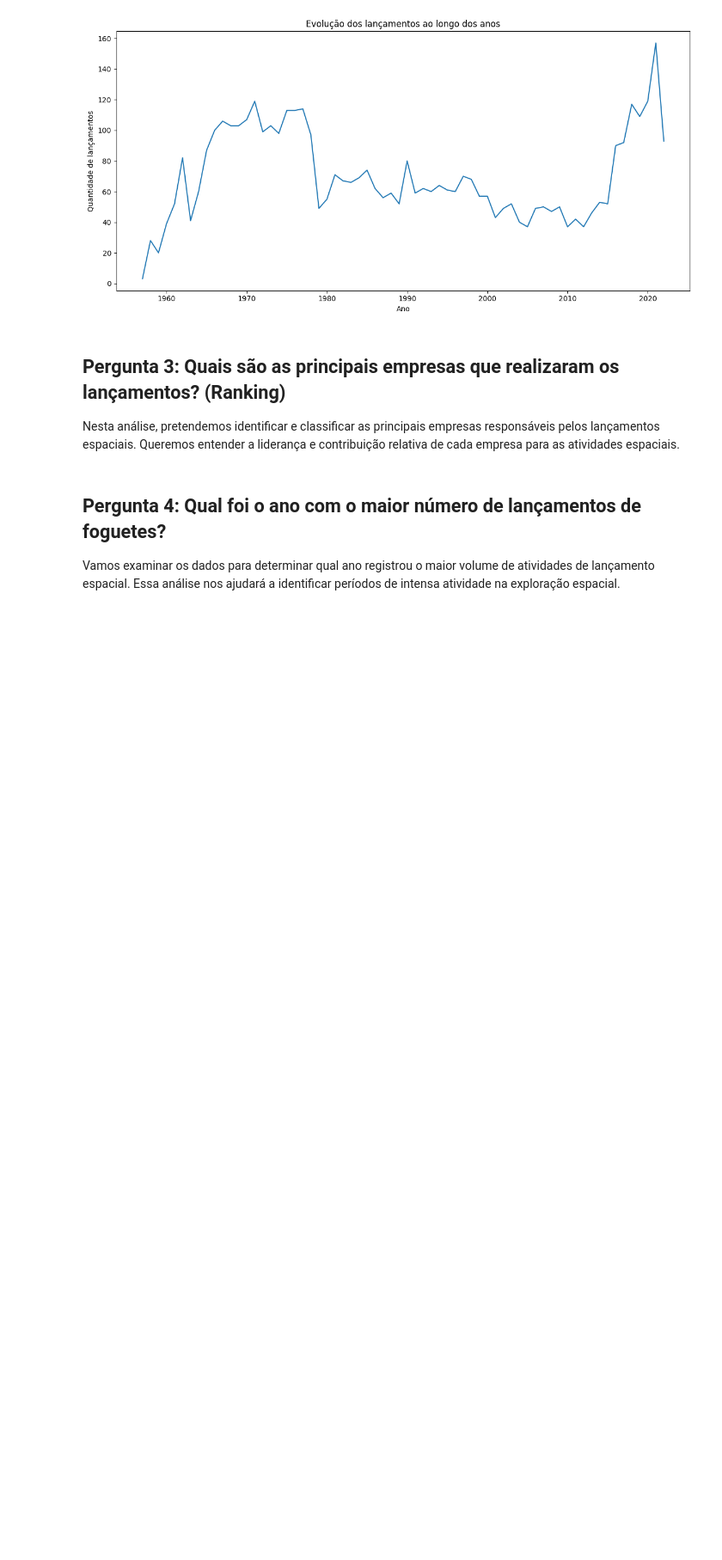
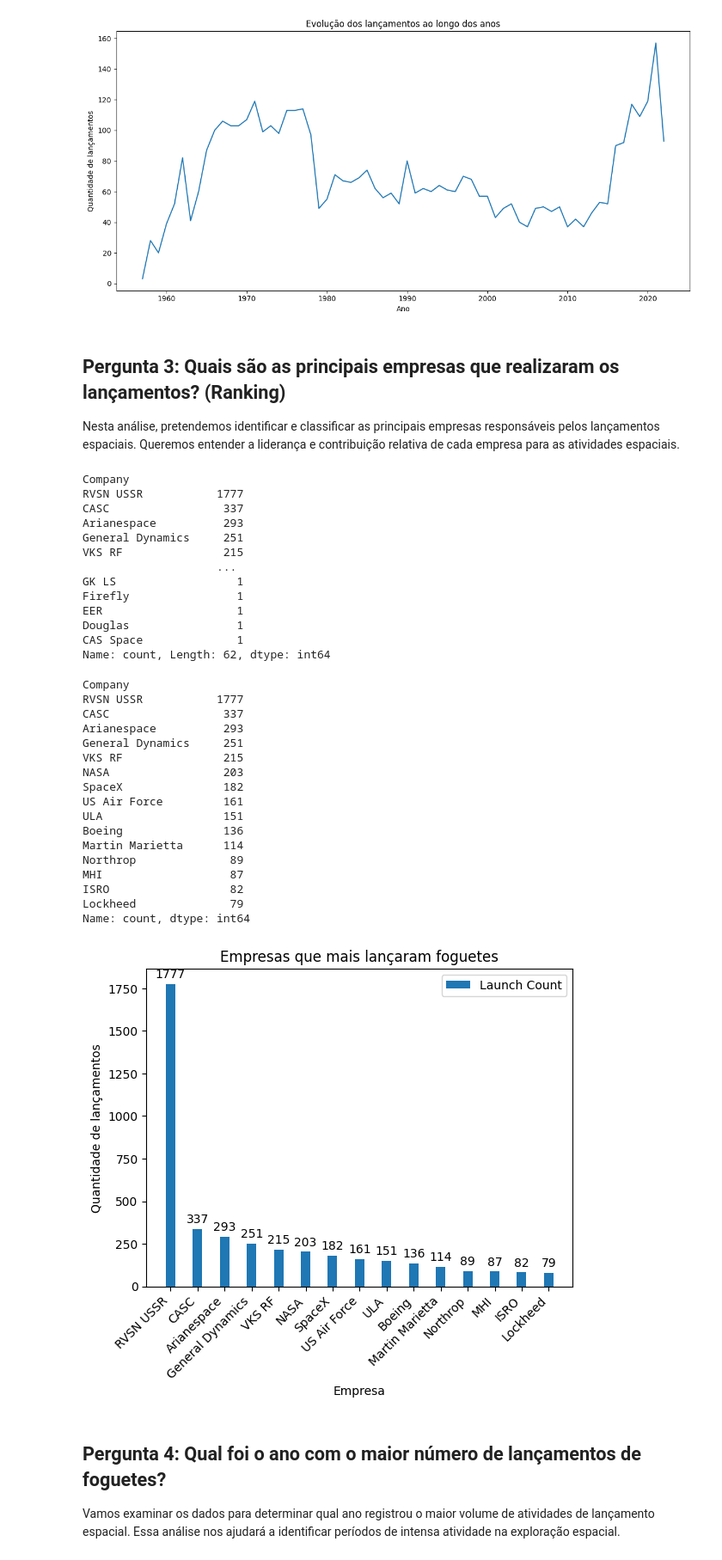
Before and after one commit to Fabricio-colombo/space_missions, a Jupyter notebook: space.ipynb, the cells around one changed output. Shown: that part at 86% size. Cells and saved outputs as stored; diff of their text form; code cells hidden in the pictures; blank space fills up the shorter version.

```diff
--- a/space.ipynb
+++ b/space.ipynb
@@ -170,6 +170,86 @@ O total de lançamentos de todos os anos é: 4626
 ## Pergunta 3: Quais são as principais empresas que realizaram os lançamentos? (Ranking)
 
 Nesta análise, pretendemos identificar e classificar as principais empresas responsáveis pelos lançamentos espaciais. Queremos entender a liderança e contribuição relativa de cada empresa para as atividades espaciais.
+# %%
+import numpy as np
+#agora vamos responder a pergunta 3, vamos ver quantos lançamentos foram feitos por cada empresa
+#podemos fazer um ranking das empresas que mais lançaram foguetes, e ver quantos lançamentos cada uma fez
+
+#vamos agrupar os dados por Company, e ver quantas vezes cada uma aparece
+tabela['Company'].value_counts()
+display(tabela['Company'].value_counts()) #vamos mostrar a tabela para ver como ela está
+
+#vamos retirar agora as 15 primeiras empresas que mais lançaram foguetes
+tabela['Company'].value_counts().head(15)
+display(tabela['Company'].value_counts().head(15)) #vamos mostrar a tabela para ver como ela está
+
+# Get the top 15 companies with the most rocket launches
+top_companies = tabela['Company'].value_counts().head(15)
+
+# Create a list of company names and their corresponding launch counts
+companies = top_companies.index.tolist()
+launch_counts = top_companies.values.tolist()
+
+# Set the position of the bars on the x-axis
+x = np.arange(len(companies))
+
+# Set the width of the bars
+width = 0.35
+
+# Create the grouped bar chart
+fig, ax = plt.subplots()
+rects = ax.bar(x, launch_counts, width, label='Launch Count')
+
+# Add labels, title, and axis labels
+ax.set_ylabel('Quantidade de lançamentos')
+ax.set_xlabel('Empresa')
+ax.set_title('Empresas que mais lançaram foguetes')
+ax.set_xticks(x)
+ax.set_xticklabels(companies, rotation=45, ha='right')
+ax.legend()
+
+# Add labels to the bars
+for rect in rects:
+    height = rect.get_height()
+    ax.annotate('{}'.format(height),
+                xy=(rect.get_x() + rect.get_width() / 2, height),
+                xytext=(0, 3),
+                textcoords="offset points",
+                ha='center', va='bottom')
+
+plt.show()
+# %% [output]
+Company
+RVSN USSR           1777
+CASC                 337
+Arianespace          293
+General Dynamics     251
+VKS RF               215
+                    ...
+GK LS                  1
+Firefly                1
+EER                    1
+Douglas                1
+CAS Space              1
+Name: count, Length: 62, dtype: int64
+Company
+RVSN USSR           1777
+CASC                 337
+Arianespace          293
+General Dynamics     251
+VKS RF               215
+NASA                 203
+SpaceX               182
+US Air Force         161
+ULA                  151
+Boeing               136
+Martin Marietta      114
+Northrop              89
+MHI                   87
+ISRO                  82
+Lockheed              79
+Name: count, dtype: int64
+[figure, added]
 # %% [markdown]
 ## Pergunta 4: Qual foi o ano com o maior número de lançamentos de foguetes?
 
```
Also changed, not shown: parts of 3 cells of this notebook.
